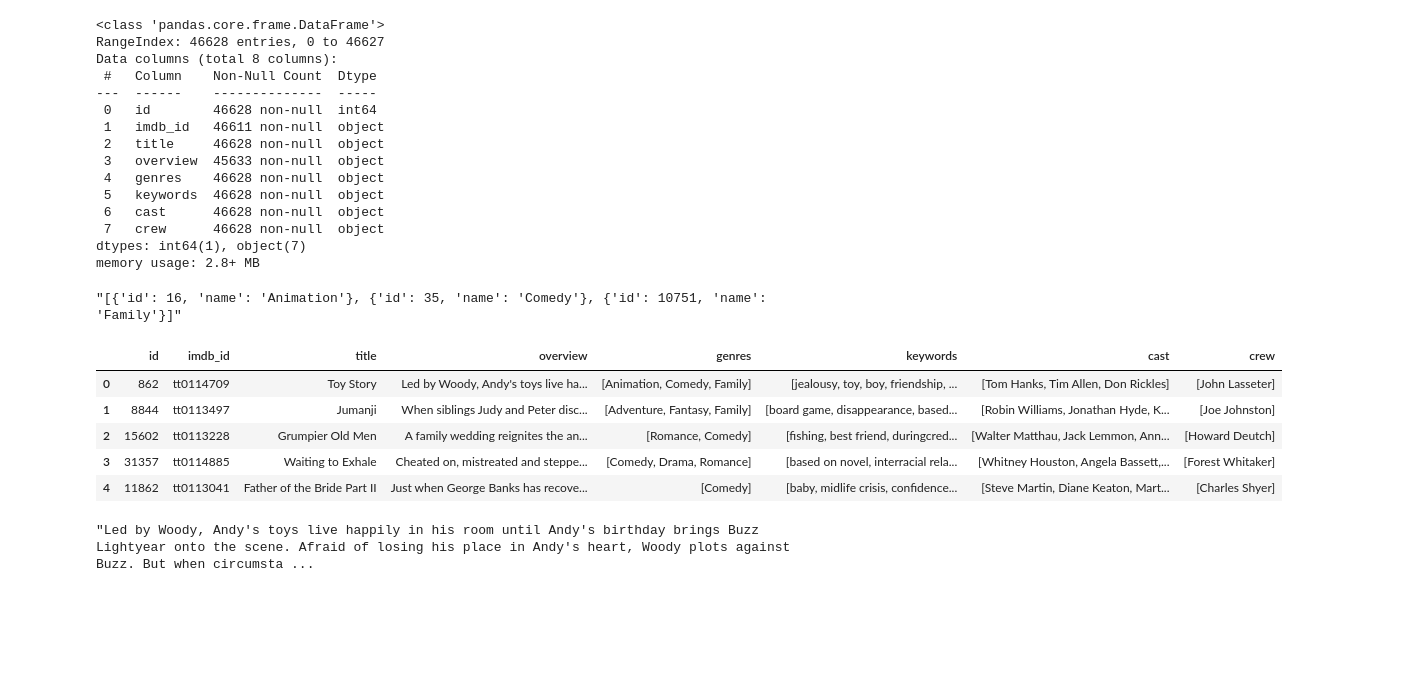
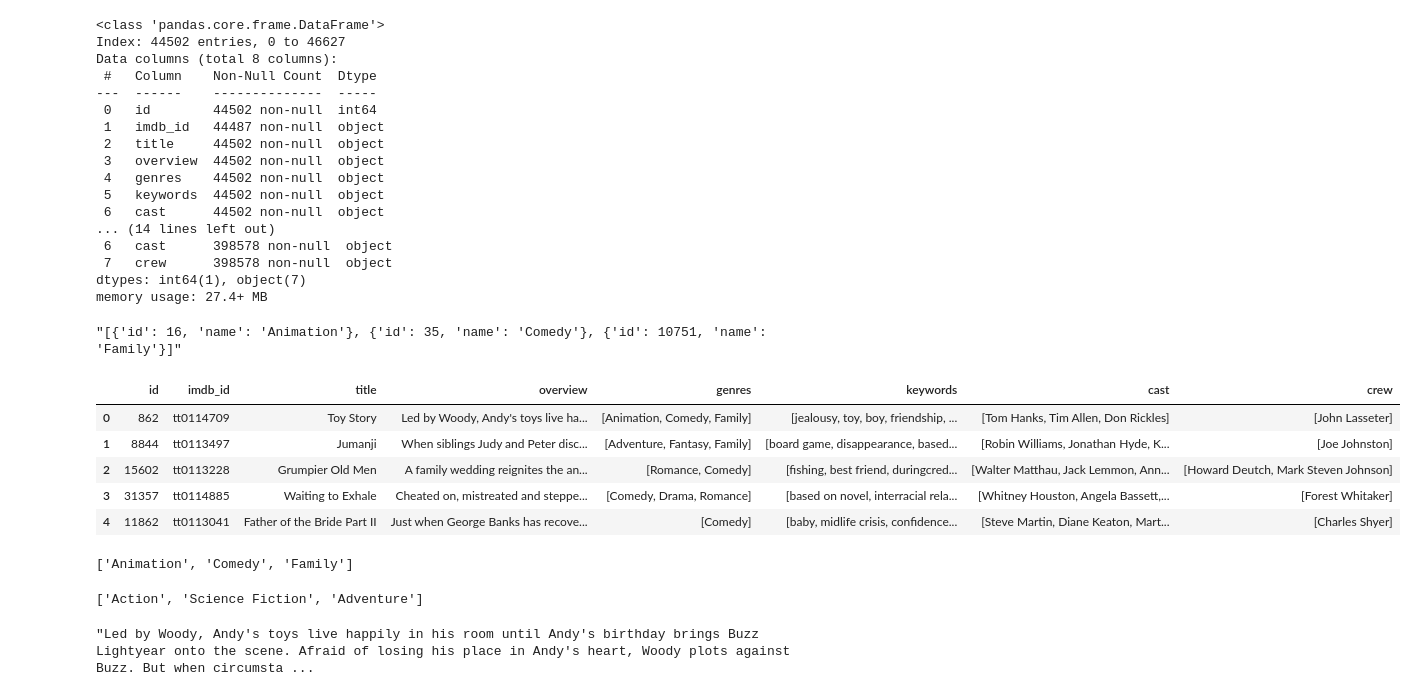
Before and after one commit to zakriamansoor47/Movie-Recommender-System, a Jupyter notebook: Movie Recommender System.ipynb, the cells around one changed output. Saved outputs shown, nothing was run; the diff lists cells and outputs as text; code cells hidden in the pictures; blank space fills up the shorter version.

```diff
--- a/Movie Recommender System.ipynb
+++ b/Movie Recommender System.ipynb
@@ -29,0 +12,4 @@ memory usage: 9.0+ MB
+# %%
+# Remove duplicates and rows with missing overviews
+movies = movies.drop_duplicates()
+more_movies = more_movies.drop_duplicates()
@@ -29,0 +22,4 @@ memory usage: 9.0+ MB
+# %%
+# Drop missing overviews
+movies = movies.dropna(subset=['overview'])
+more_movies = more_movies.dropna(subset=['overview'])
@@ -30,53 +38,64 @@ memory usage: 9.0+ MB
 # %%
 # Drop unnecessary columns
 movies = movies[['id', 'imdb_id', 'title', 'overview', 'genres', 'keywords', 'cast', 'crew']]
+more_movies = more_movies[['id', 'imdb_id', 'title', 'overview', 'genres', 'keywords', 'cast', 'crew']]
 movies.info()
+more_movies.info()
 # %% [output]
 <class 'pandas.core.frame.DataFrame'>
-RangeIndex: 46628 entries, 0 to 46627
+Index: 44502 entries, 0 to 46627
 Data columns (total 8 columns):
  #   Column    Non-Null Count  Dtype
 ---  ------    --------------  -----
- 0   id        46628 non-null  int64
- 1   imdb_id   46611 non-null  object
- 2   title     46628 non-null  object
- 3   overview  45633 non-null  object
- 4   genres    46628 non-null  object
- 5   keywords  46628 non-null  object
- 6   cast      46628 non-null  object
- 7   crew      46628 non-null  object
+ 0   id        44502 non-null  int64
+ 1   imdb_id   44487 non-null  object
+ 2   title     44502 non-null  object
+ 3   overview  44502 non-null  object
+ 4   genres    44502 non-null  object
+ 5   keywords  44502 non-null  object
+ 6   cast      44502 non-null  object
+... (14 lines left out)
+ 6   cast      398578 non-null  object
+ 7   crew      398578 non-null  object
 dtypes: int64(1), object(7)
-memory usage: 2.8+ MB
+memory usage: 27.4+ MB
-# %%
-movies.iloc[0].genres
-# %% [output]
-"[{'id': 16, 'name': 'Animation'}, {'id': 35, 'name': 'Comedy'}, {'id': 10751, 'name': 'Family'}]"
+# %%
+movies.iloc[0].genres
+# %% [output]
+"[{'id': 16, 'name': 'Animation'}, {'id': 35, 'name': 'Comedy'}, {'id': 10751, 'name': 'Family'}]"
 # %%
 import ast
 def convert(obj, getfield='name', conditionIndex=None, conditionField=None, top=-1): # convert stringified list of dictionaries to list of names
     L = []
     for i in ast.literal_eval(obj):
         if conditionIndex is None or (conditionIndex is not None and conditionField is not None and i[conditionIndex] == conditionField):
             if i[getfield] not in L:
                 L.append(i[getfield])
     if top > 0:
         L = L[:top]
     return L
 
 movies['genres'] = movies['genres'].apply(convert)
 movies['keywords'] = movies['keywords'].apply(convert)
 movies['cast'] = movies['cast'].apply(convert, top=3) # get top 3 cast members
-#movies['crew'] = movies['crew'].apply(lambda x: list(dict.fromkeys(convert(x, conditionIndex='job', conditionField='Director') + convert(x, conditionIndex='job', conditionField='Writer')))) # get directors and writers, remove duplicates
-movies['crew'] = movies['crew'].apply(convert, conditionIndex='job', conditionField='Director') # get directors and writers, remove duplicates
+movies['crew'] = movies['crew'].apply(lambda x: list(dict.fromkeys(convert(x, conditionIndex='job', conditionField='Director') + convert(x, conditionIndex='job', conditionField='Writer')))) # get directors and writers, remove duplicates
 
 movies.head()
 # %% [output]
 |  | id | imdb_id | title | overview | genres | keywords | cast | crew |
 | 0 | 862 | tt0114709 | Toy Story | Led by Woody, Andy's toys live ha... | [Animation, Comedy, Family] | [jealousy, toy, boy, friendship, ... | [Tom Hanks, Tim Allen, Don Rickles] | [John Lasseter] |
 | 1 | 8844 | tt0113497 | Jumanji | When siblings Judy and Peter disc... | [Adventure, Fantasy, Family] | [board game, disappearance, based... | [Robin Williams, Jonathan Hyde, K... | [Joe Johnston] |
-| 2 | 15602 | tt0113228 | Grumpier Old Men | A family wedding reignites the an... | [Romance, Comedy] | [fishing, best friend, duringcred... | [Walter Matthau, Jack Lemmon, Ann... | [Howard Deutch] |
+| 2 | 15602 | tt0113228 | Grumpier Old Men | A family wedding reignites the an... | [Romance, Comedy] | [fishing, best friend, duringcred... | [Walter Matthau, Jack Lemmon, Ann... | [Howard Deutch, Mark Steven Johnson] |
 | 3 | 31357 | tt0114885 | Waiting to Exhale | Cheated on, mistreated and steppe... | [Comedy, Drama, Romance] | [based on novel, interracial rela... | [Whitney Houston, Angela Bassett,... | [Forest Whitaker] |
 | 4 | 11862 | tt0113041 | Father of the Bride Part II | Just when George Banks has recove... | [Comedy] | [baby, midlife crisis, confidence... | [Steve Martin, Diane Keaton, Mart... | [Charles Shyer] |
+# %%
+movies.iloc[0].genres
+# %% [output]
+['Animation', 'Comedy', 'Family']
+# %%
+more_movies.iloc[0].genres
+# %% [output]
+['Action', 'Science Fiction', 'Adventure']
 # %%
 movies['overview'][0]
 # %% [output]
```
Also changed, not shown: parts of 15 cells of this notebook, 5 other files.
